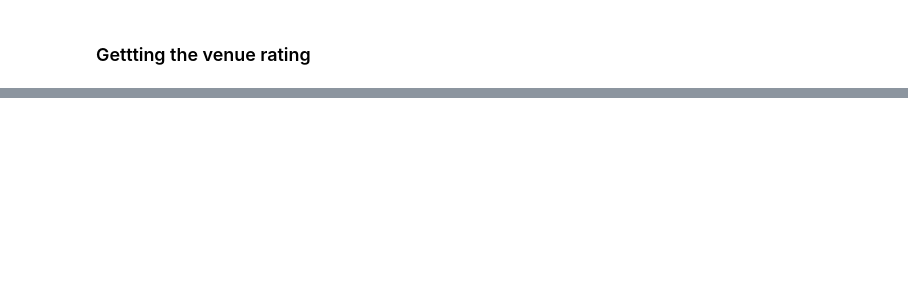
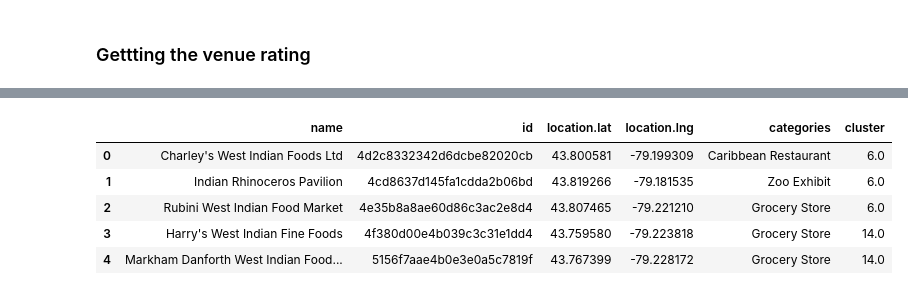
Before and after one commit to prottay09/Capstone-project, a Jupyter notebook: Final Deliverable.ipynb, the cells around one changed output, grey strips where cells are left out. Cells and saved outputs as stored; diff of their text form; code cells hidden in the pictures; blank space fills up the shorter version.

```diff
--- a/Final Deliverable.ipynb
+++ b/Final Deliverable.ipynb
@@ -76,7 +210,2 @@ dataframe.head()
 # %% [markdown]
 ### Gettting the venue rating
-# %%
-# For the first place
-venue_id = dataframe.id[0]
-url = 'https://api.foursquare.com/v2/venues/{}?client_id={}&client_secret={}&v={}'.format(venue_id, CLIENT_ID, CLIENT_SECRET, VERSION)
-result = requests.get(url).json()
@@ -89,0 +223,2 @@ This venue has not been rated yet.
+# %%
+points=result[['location.lat','location.lng']].values
@@ -89,0 +294,17 @@ This venue has not been rated yet.
+# %%
+# Using the lowest number corresponding to TRUE
+number_of_clusters=26
+kmeans = KMeans(n_clusters=number_of_clusters, random_state=0).fit(points)
+l_array = np.array([[label] for label in kmeans.labels_])
+clusters = np.append(points,l_array,axis=1)
+# %%
+result['cluster']=(clusters[:,2]).tolist()
+# %%
+result.head()
+# %% [output]
+|  | name | id | location.lat | location.lng | categories | cluster |
+| 0 | Charley's West Indian Foods Ltd | 4d2c8332342d6dcbe82020cb | 43.800581 | -79.199309 | Caribbean Restaurant | 6.0 |
+| 1 | Indian Rhinoceros Pavilion | 4cd8637d145fa1cdda2b06bd | 43.819266 | -79.181535 | Zoo Exhibit | 6.0 |
+| 2 | Rubini West Indian Food Market | 4e35b8a8ae60d86c3ac2e8d4 | 43.807465 | -79.221210 | Grocery Store | 6.0 |
+| 3 | Harry's West Indian Fine Foods | 4f380d00e4b039c3c31e1dd4 | 43.759580 | -79.223818 | Grocery Store | 14.0 |
+| 4 | Markham Danforth West Indian Food... | 5156f7aae4b0e3e0a5c7819f | 43.767399 | -79.228172 | Grocery Store | 14.0 |
```
Also changed, not shown: parts of 40 cells of this notebook, 3 other files.
